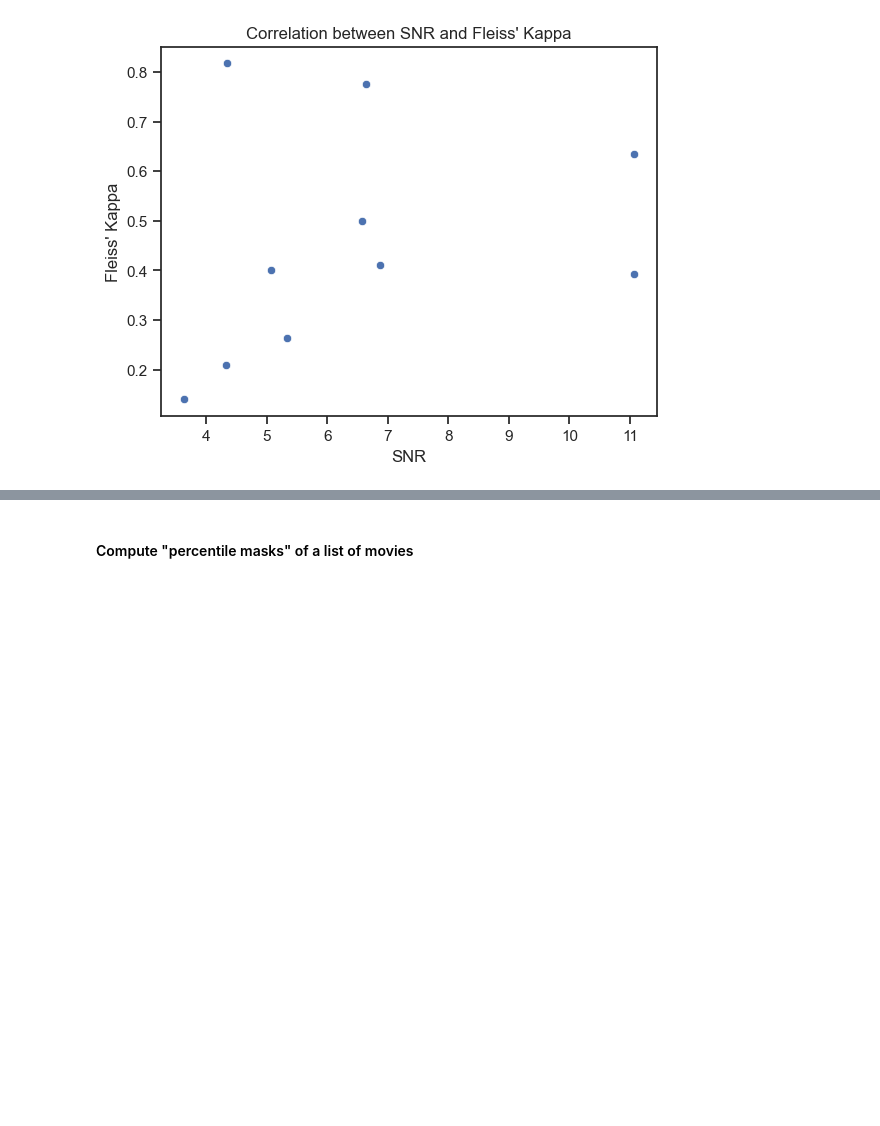
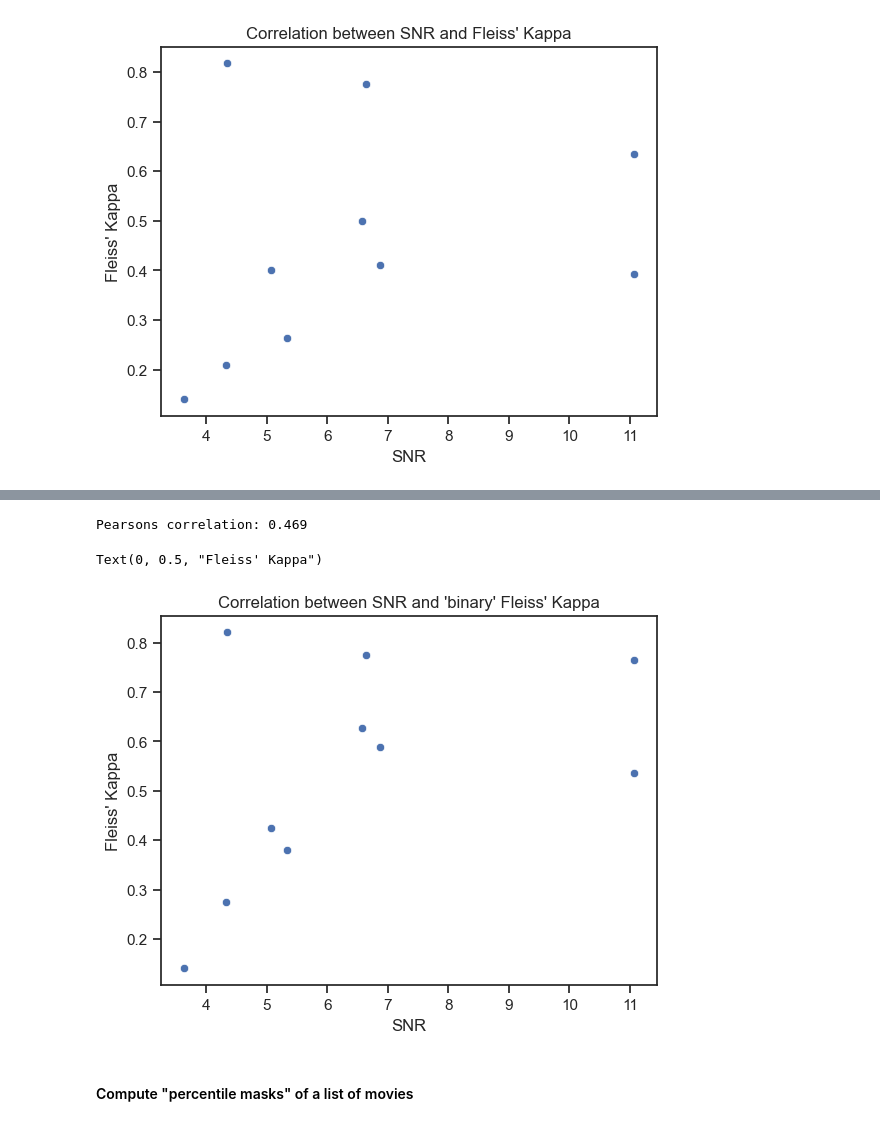
Before and after one commit to dottipr/sparks_project, a Jupyter notebook: notebooks/DATA PROCESSING compute SNR.ipynb, the cells around one changed output, grey strips where cells are left out. Saved outputs shown, nothing was run; the diff lists cells and outputs as text; code cells hidden in the pictures; blank space fills up the shorter version.

Commit message:
compute new pearsons coeff for snr vs segmentation

```diff
--- a/notebooks/DATA PROCESSING compute SNR.ipynb
+++ b/notebooks/DATA PROCESSING compute SNR.ipynb
@@ -119,7 +119,6 @@ movie_id_to_slice = {v: k for k, v in slice_to_movie_id.items()}
 slice_ids = list(slice_to_movie_id.keys())
 
 # get snr for samples given to experts
-snr_experts = {slice_id: snr[slice_to_movie_id[slice_id]]
-               for slice_id in slice_ids}
+snr_experts = {slice_id: snr[slice_to_movie_id[slice_id]] for slice_id in slice_ids}
 # %%
 # print snr_experts as table
@@ -205,3 +214,20 @@ binary_fleiss_kappas = {
+# %%
+# check if there is a correlation between snr and fleiss kappas
+snr_experts_list = list(snr_experts.values())
+binary_fleiss_kappas_list = list(binary_fleiss_kappas.values())
+
+corr, _ = pearsonr(snr_experts_list, binary_fleiss_kappas_list)
+print("Pearsons correlation: %.3f" % corr)
+
+# visualize snr and fleiss kappas as scatterplot
+ax = sns.scatterplot(x=snr_experts_list, y=binary_fleiss_kappas_list)
+ax.set_title("Correlation between SNR and 'binary' Fleiss' Kappa")
+ax.set_xlabel("SNR")
+ax.set_ylabel("Fleiss' Kappa")
+# %% [output]
+Pearsons correlation: 0.469
+Text(0, 0.5, "Fleiss' Kappa")
+[figure, added]
 # %%
 k = 75  # choose value k of percentile
 n_iter = 2  # number of dilation/erosion iterations
```
Also changed, not shown: parts of 2 cells of this notebook.
